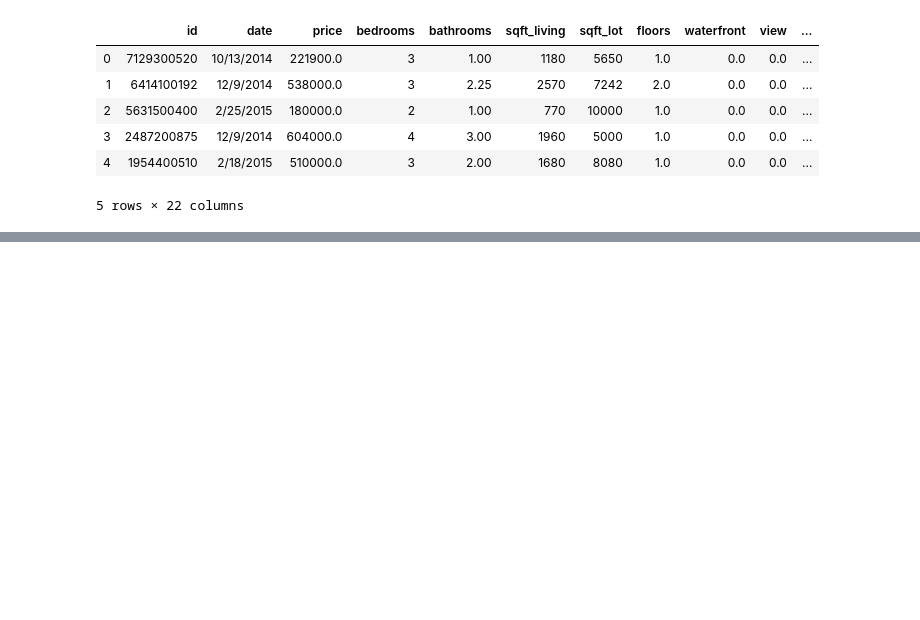
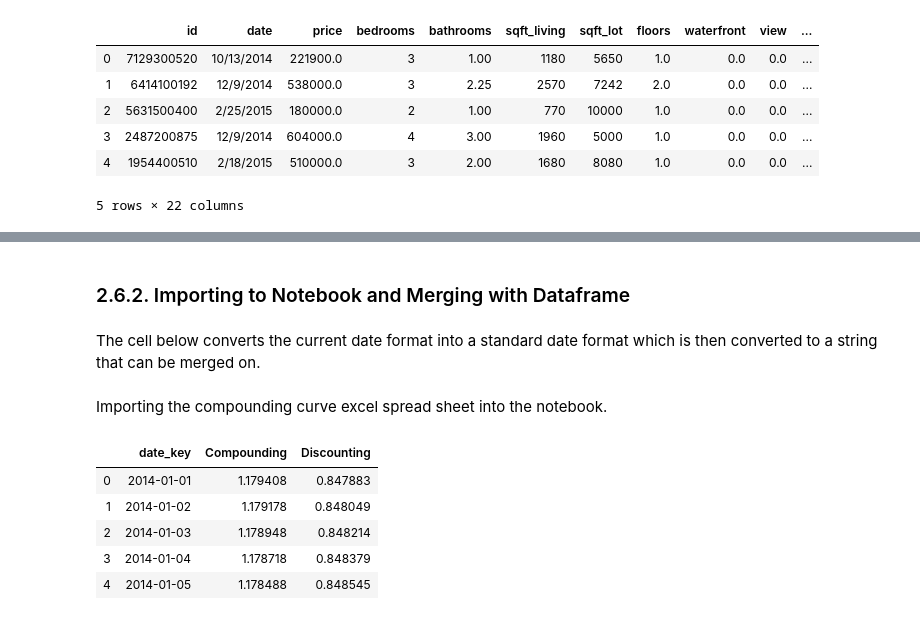
Before and after one commit to petehumphries/housing_project, a Jupyter notebook: project_1_final_RM.ipynb, the cells around one changed output, grey strips where cells are left out. Cells and saved outputs as stored; diff of their text form; code cells hidden in the pictures; blank space fills up the shorter version.

```diff
--- a/project_1_final_RM.ipynb
+++ b/project_1_final_RM.ipynb
@@ -388,0 +482,4 @@ df.head()
+# %% [markdown]
+### 2.6.2. Importing to Notebook and Merging with Dataframe
+# %% [markdown]
+The cell below converts the current date format into a standard date format which is then converted to a string that can be merged on.
@@ -388,0 +489,12 @@ df.head()
+# %% [markdown]
+Importing the compounding curve excel spread sheet into the notebook.
+# %%
+inf = pd.read_csv('seattle_house_price_inflation.csv')
+inf.head()
+# %% [output]
+|  | date_key | Compounding | Discounting |
+| 0 | 2014-01-01 | 1.179408 | 0.847883 |
+| 1 | 2014-01-02 | 1.179178 | 0.848049 |
+| 2 | 2014-01-03 | 1.178948 | 0.848214 |
+| 3 | 2014-01-04 | 1.178718 | 0.848379 |
+| 4 | 2014-01-05 | 1.178488 | 0.848545 |
```
Also changed, not shown: parts of 32 cells of this notebook.
